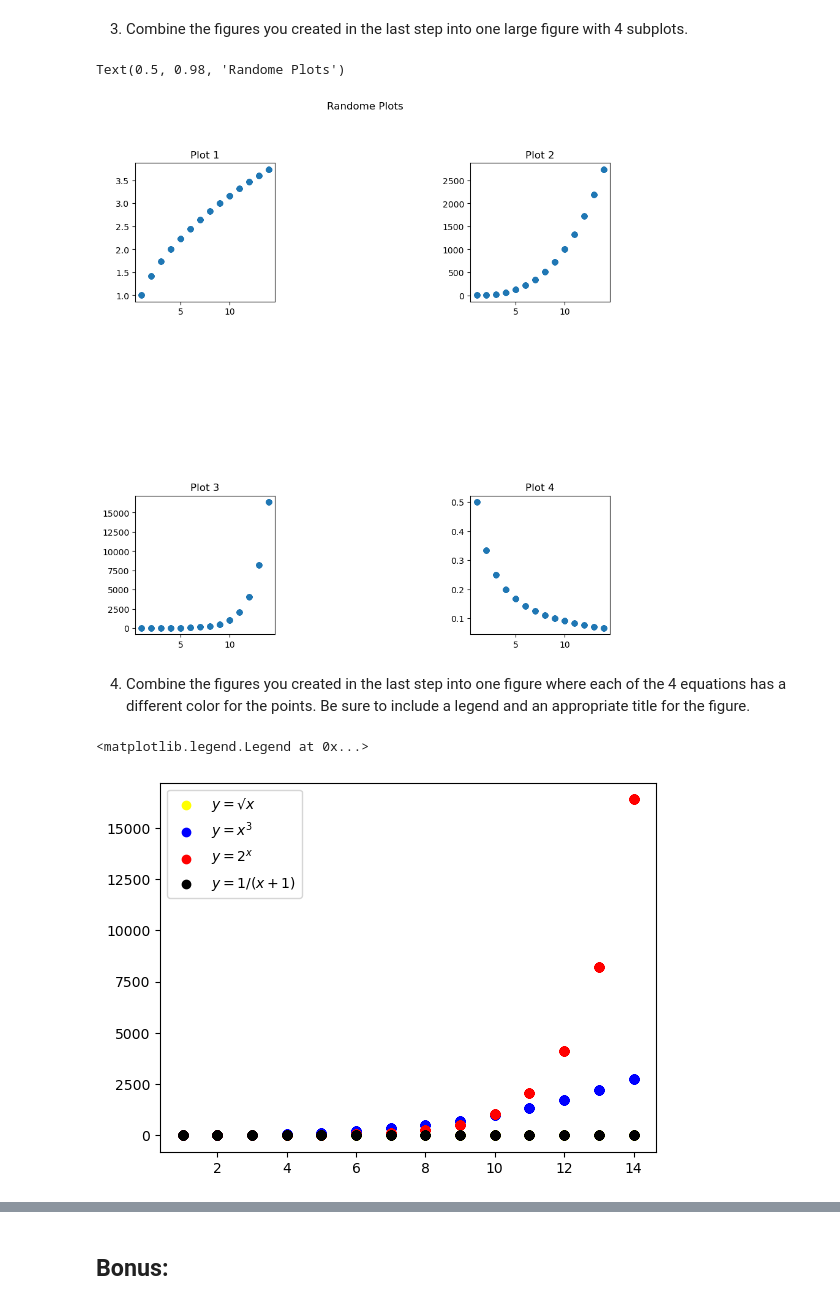
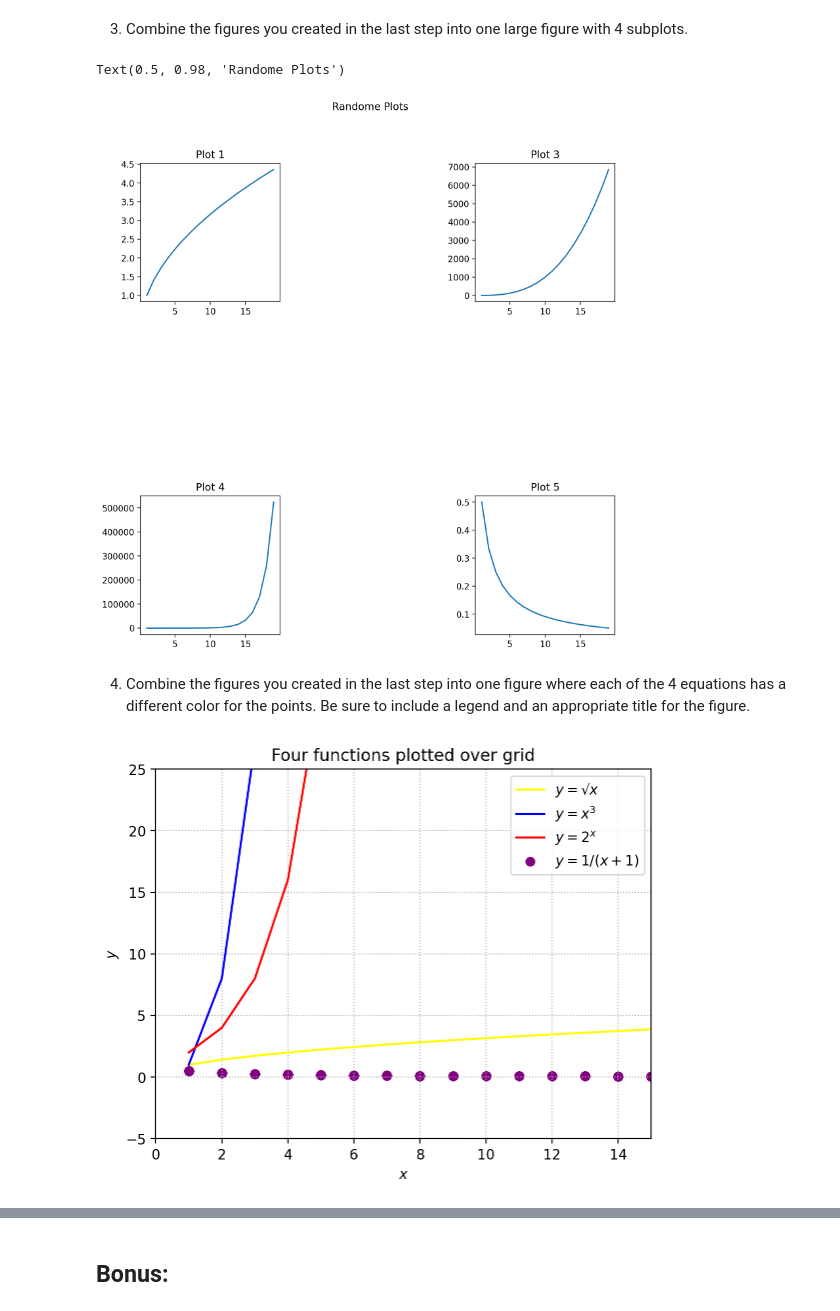
Before and after one commit to JoshuaHolt-Tech/numpy-pandas-visualization-exercises, a Jupyter notebook: matplotlib_exercises.ipynb, the cells around one changed output, grey strips where cells are left out. Drawn from its saved outputs; the diff is of its cells as text; code cells hidden in the pictures.

Commit message:
Updated matplotlib and big-O exercises.

```diff
--- a/matplotlib_exercises.ipynb
+++ b/matplotlib_exercises.ipynb
@@ -12,5 +16,11 @@ You'll need to write the code that generates the x and y points.
 
 Add an anotation for the point 0, 0, the origin.
 # %%
-x = np.random.randint(1, 15, size=500)
+# Using np allows for vectorization:
+x = np.random.randint(1, 20, size=500)
+
+#Sorting the array allows for plot versus scatter:
+x = np.sort(x)
+
+#Since x is an array you could use vectorization versus list comprehension.
 y = [n**2 - n + 2 for n in x]
@@ -41,36 +53,43 @@ y5 = [1/(n+1) for n in x]
 plt.figure(figsize = (10,10))
 
 plt.subplot(3,3,1)
-plt.scatter(x,y2)
+plt.plot(x,y2)
 plt.title("Plot 1")
 
 plt.subplot(3,3,3)
-plt.scatter(x, y3)
-plt.title("Plot 2")
+plt.plot(x, y3)
+plt.title("Plot 3")
 
 plt.subplot(3,3,7)
-plt.scatter(x, y4)
-plt.title("Plot 3")
+plt.plot(x, y4)
+plt.title("Plot 4")
 
 plt.subplot(3,3,9)
-plt.scatter(x, y5)
-plt.title("Plot 4")
+plt.plot(x, y5)
+plt.title("Plot 5")
 
 
 plt.suptitle("Randome Plots")
 # %% [output]
 Text(0.5, 0.98, 'Randome Plots')
-[figure, old version]
+[figure, new version]
 # %% [markdown]
 4. Combine the figures you created in the last step into one figure where each of the 4 equations has a different color for the points. Be sure to include a legend and an appropriate title for the figure.
 # %%
-plt.scatter(x, y2, c='yellow') # covered by black
-plt.scatter(x, y3, c='blue')
-plt.scatter(x, y4, c='red')
-plt.scatter(x, y5, c='black')
+plt.plot(x, y2, c='yellow') # covered by black
+plt.plot(x, y3, c='blue')
+plt.plot(x, y4, c='red')
+plt.scatter(x, y5, c='purple')
+
+plt.xlabel('$x$')
+plt.ylabel('$y$')
+plt.xlim(0, 15)
+plt.ylim(-5, 25)
 
 plt.legend(['$y=√x$', '$y=x^3$', '$y=2^x$', '$y=1/(x+1)$'])
+plt.title('Four functions plotted over grid')
+#This adds a grid in the background:
+plt.grid(True, ls=':')
 # %% [output]
-<matplotlib.legend.Legend at 0x...>
-[figure, old version]
+[figure, new version]
 # %% [markdown]
```
Also changed, not shown: parts of 5 cells of this notebook, 1 other file.
